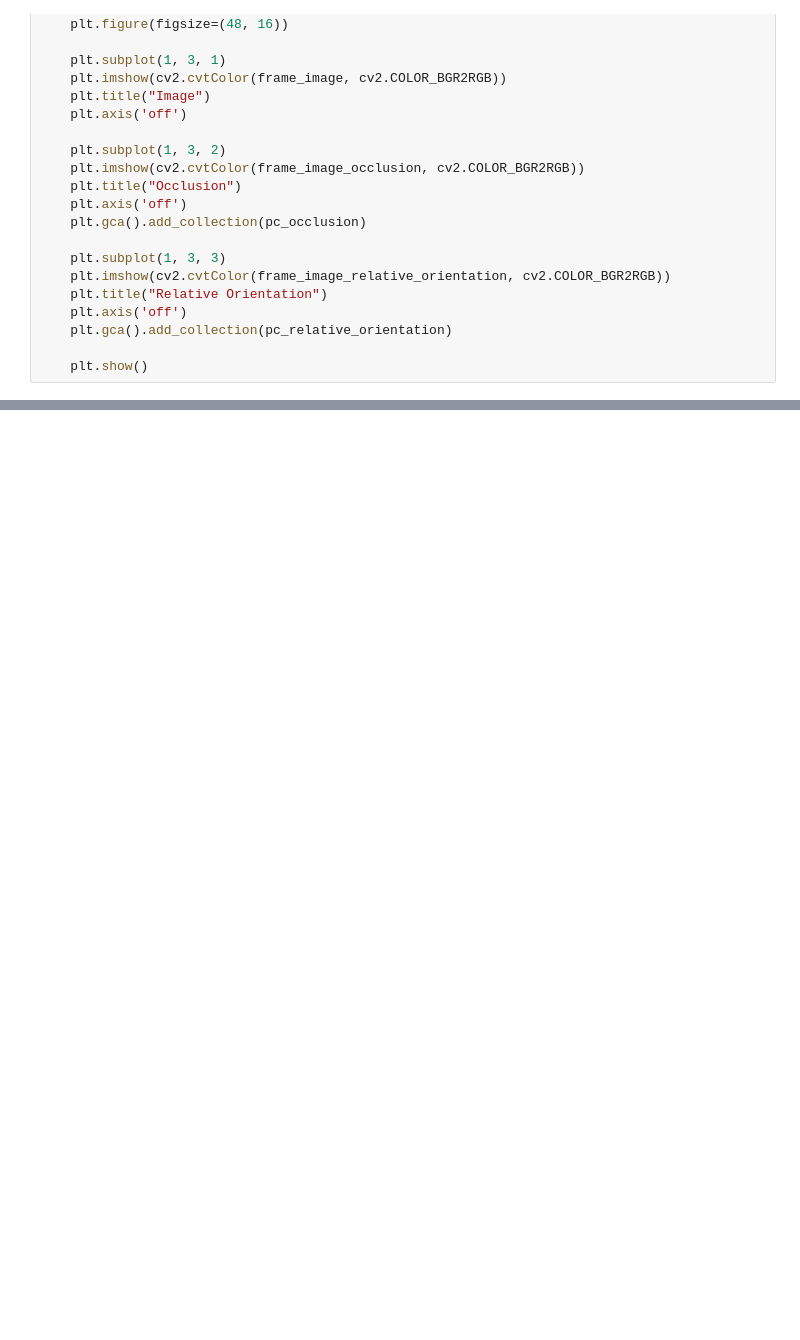
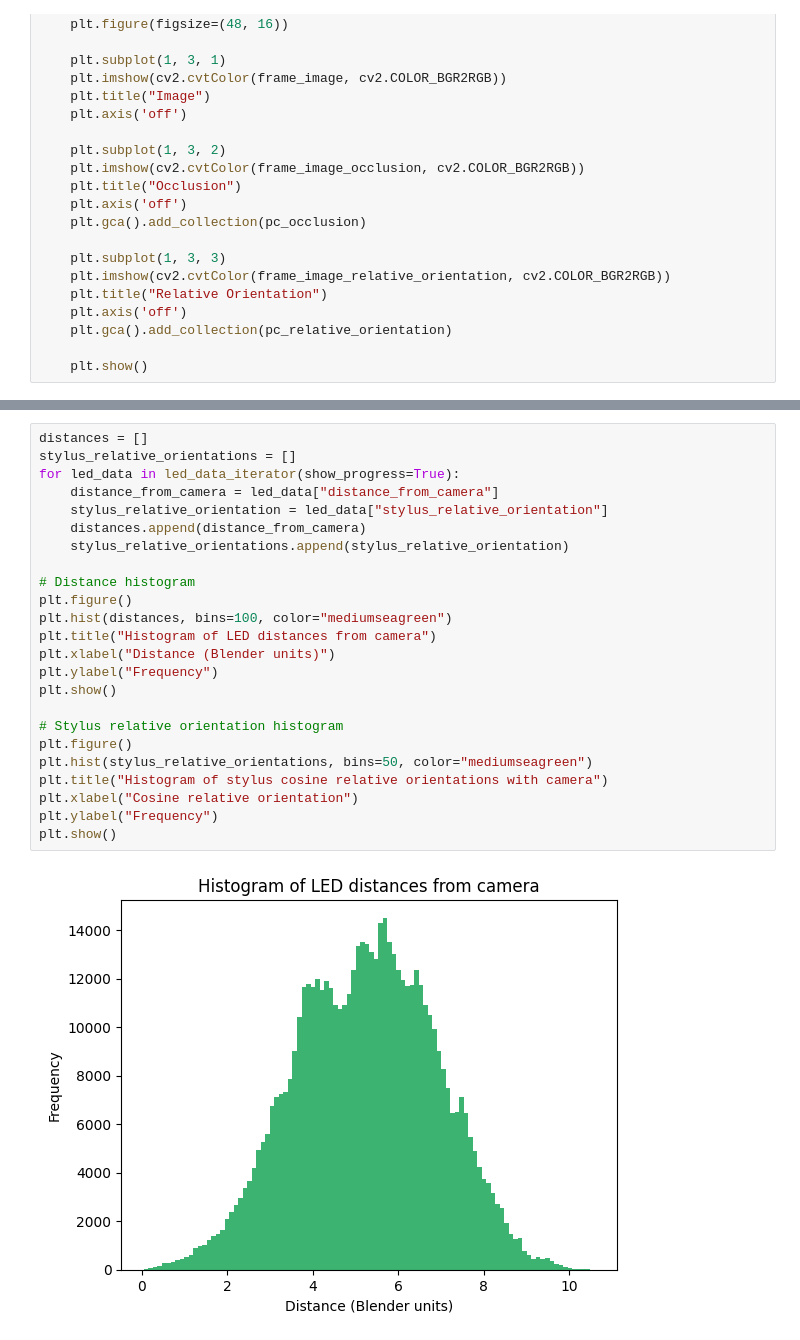
Before and after one commit to ArnaudPoletto/logitech-blender-stylus, a Jupyter notebook: analysis/led_location_analysis.ipynb, the cells around one changed output, grey strips where cells are left out. Drawn from its saved outputs; the diff is of its cells as text; blank space fills up the shorter version.

```diff
--- a/analysis/led_location_analysis.ipynb
+++ b/analysis/led_location_analysis.ipynb
@@ -116,0 +171,26 @@ plt.show()
+# %%
+distances = []
+stylus_relative_orientations = []
+for led_data in led_data_iterator(show_progress=True):
+    distance_from_camera = led_data["distance_from_camera"]
+    stylus_relative_orientation = led_data["stylus_relative_orientation"]
+    distances.append(distance_from_camera)
+    stylus_relative_orientations.append(stylus_relative_orientation)
+
+# Distance histogram
+plt.figure()
+plt.hist(distances, bins=100, color="mediumseagreen")
+plt.title("Histogram of LED distances from camera")
+plt.xlabel("Distance (Blender units)")
+plt.ylabel("Frequency")
+plt.show()
+
+# Stylus relative orientation histogram
+plt.figure()
+plt.hist(stylus_relative_orientations, bins=50, color="mediumseagreen")
+plt.title("Histogram of stylus cosine relative orientations with camera")
+plt.xlabel("Cosine relative orientation")
+plt.ylabel("Frequency")
+plt.show()
+# %% [output]
+[figure, added]
```
Also changed, not shown: parts of 7 cells of this notebook, 32 other files.
